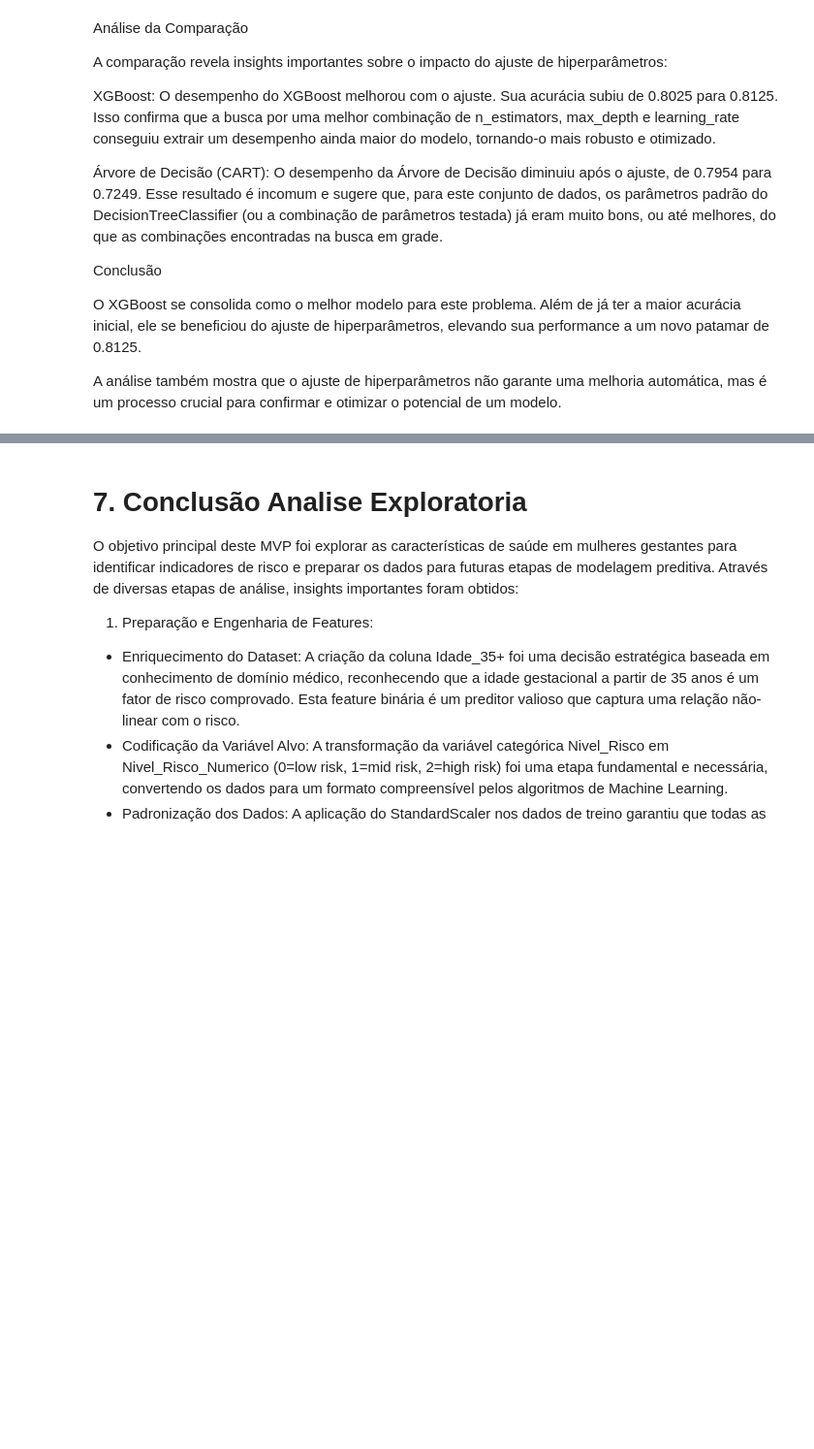
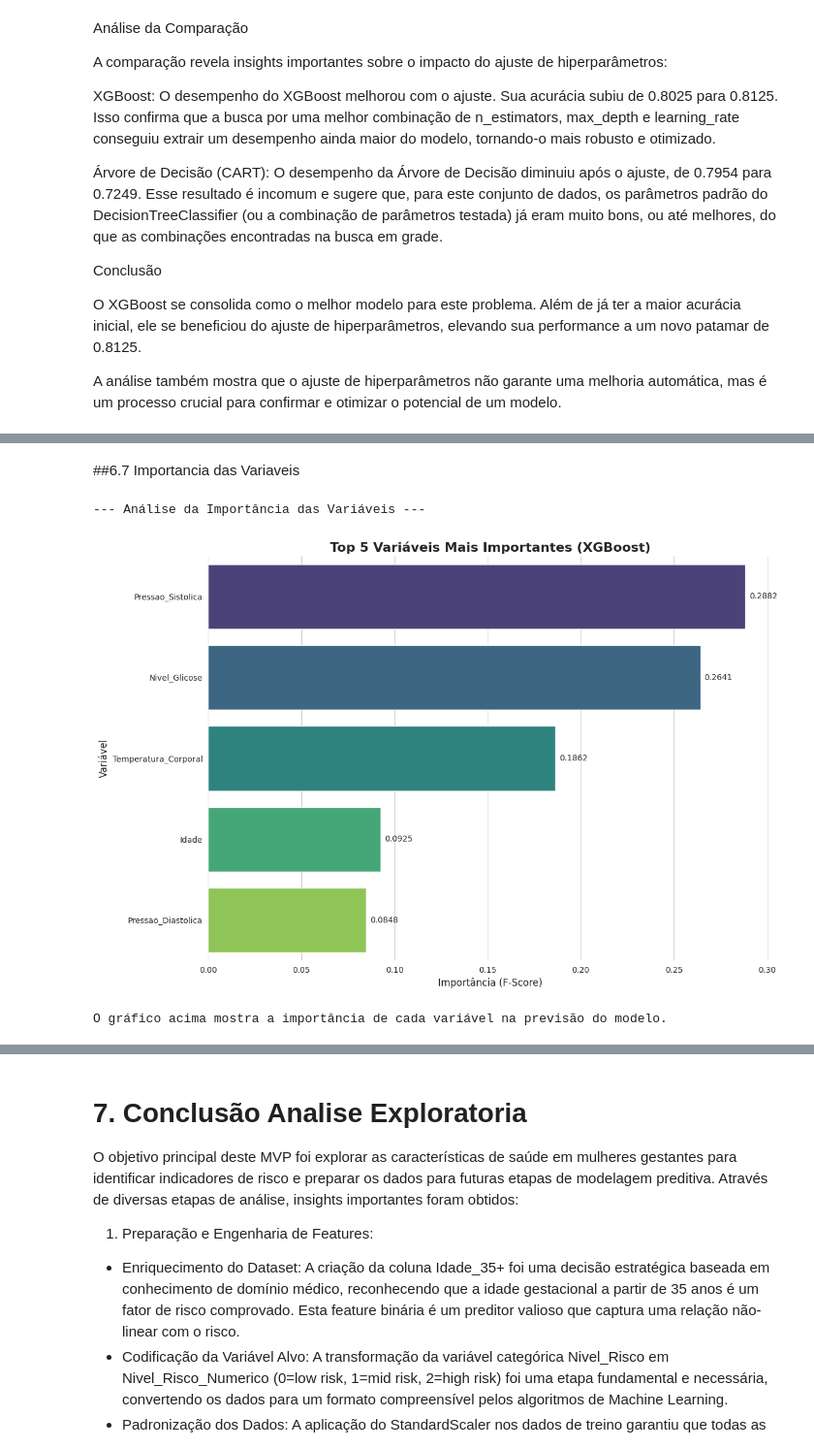
Before and after one commit to AlineFiori/MVP-Machine_Learning, a Jupyter notebook: Template_Machine_Learning_Pregnancy.ipynb, the cells around one changed output, grey strips where cells are left out. Shown at 97% size. Saved outputs shown, nothing was run; the diff lists cells and outputs as text; code cells hidden in the pictures; blank space fills up the shorter version.

```diff
--- a/Template_Machine_Learning_Pregnancy.ipynb
+++ b/Template_Machine_Learning_Pregnancy.ipynb
@@ -1448,0 +1272,47 @@ AUC (OvR): 0.9918
+# %% [markdown]
+##6.7 Importancia das Variaveis
+# %%
+# Supondo que você já tenha o seu melhor modelo XGBoost otimizado
+# Use os melhores parâmetros que você encontrou na sua busca em grade
+best_xgb_model = XGBClassifier(random_state=42, use_label_encoder=False, eval_metric='mlogloss',
+                               n_estimators=100, learning_rate=0.1, max_depth=5, subsample=0.8)
+
+# --- Análise da Importância das Variáveis (Feature Importance) ---
+
+print("--- Análise da Importância das Variáveis ---")
+
+# Treina o modelo otimizado no conjunto de dados completo
+best_xgb_model.fit(X, y)
+
+# Obtém a importância das variáveis
+feature_importances = pd.Series(best_xgb_model.feature_importances_, index=X.columns)
+
+# Seleciona as 5 variáveis mais importantes
+top_10_features = feature_importances.nlargest(5)
+
+# Configura o estilo do gráfico para um visual mais limpo
+sns.set_style("whitegrid")
+plt.figure(figsize=(12, 8))
+
+# Cria o gráfico de barras horizontal
+ax = sns.barplot(x=top_10_features.values, y=top_10_features.index, palette='viridis')
+
+# Adiciona os valores de importância no final de cada barra
+for p in ax.patches:
+    ax.annotate(f'{p.get_width():.4f}', (p.get_width(), p.get_y() + p.get_height() / 2.),
+                xytext=(5, 0), textcoords='offset points', ha='left', va='center')
+
+plt.title('Top 5 Variáveis Mais Importantes (XGBoost)', fontsize=16, fontweight='bold')
+plt.xlabel('Importância (F-Score)', fontsize=12)
+plt.ylabel('Variável', fontsize=12)
+
+# Remove as bordas do gráfico para um visual mais limpo
+sns.despine(left=True, bottom=True)
+plt.tight_layout()
+plt.show()
+
+print("\nO gráfico acima mostra a importância de cada variável na previsão do modelo.")
+# %% [output]
+--- Análise da Importância das Variáveis ---
+[figure, added]
+O gráfico acima mostra a importância de cada variável na previsão do modelo.
```
Also changed, not shown: parts of 16 cells of this notebook.
